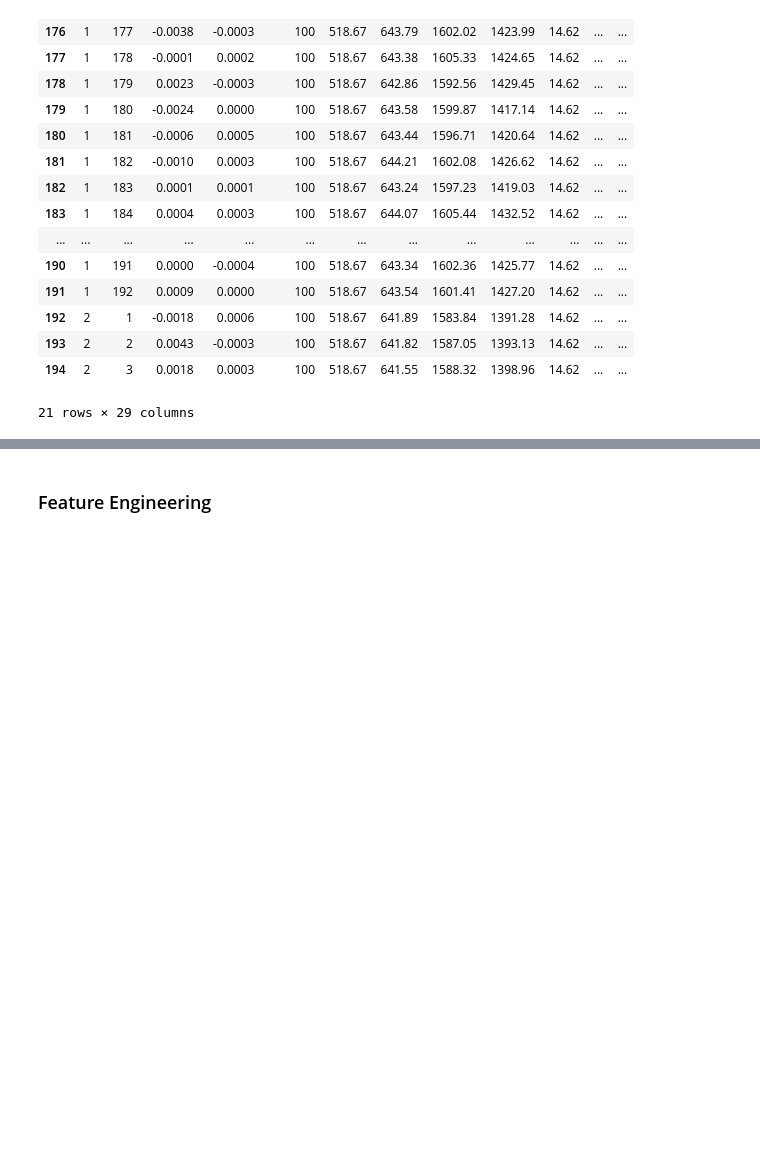
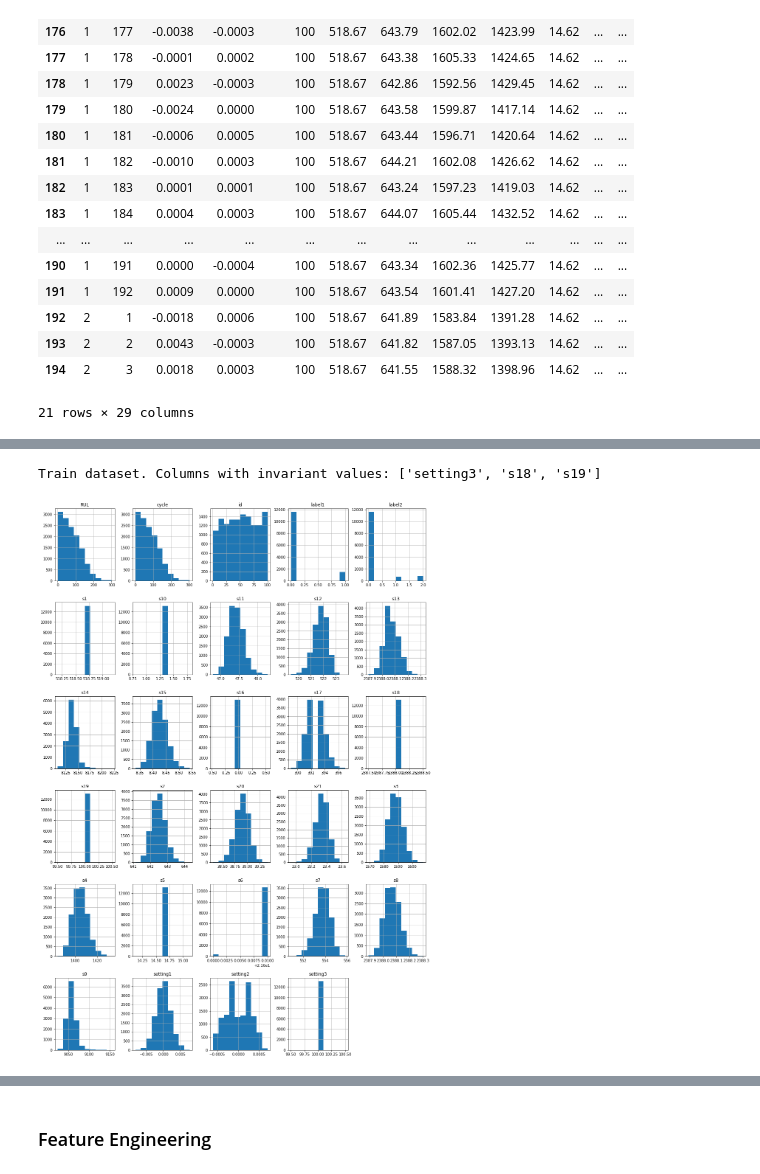
Before and after one commit to sgck257/aircraft-engine-predictive-maintenance, a Jupyter notebook: notebooks/DataPreparationAndFeatureEngineering.ipynb, the cells around one changed output, grey strips where cells are left out. Saved outputs shown, nothing was run; the diff lists cells and outputs as text; code cells hidden in the pictures; blank space fills up the shorter version.

```diff
--- a/notebooks/DataPreparationAndFeatureEngineering.ipynb
+++ b/notebooks/DataPreparationAndFeatureEngineering.ipynb
@@ -125,0 +146,10 @@ train[174:195]
+# %%
+train_cols = train_description.loc['std', :] == 0
+train_cols = list(train_description.loc['std', train_cols].index)
+print("Train dataset. Columns with invariant values:", train_cols)
+# %% [output]
+Train dataset. Columns with invariant values: ['setting3', 's18', 's19']
+# %%
+test.hist(figsize=(18,27));
+# %% [output]
+[figure, added]
```
Also changed, not shown: parts of 15 cells of this notebook, 2 other files.
